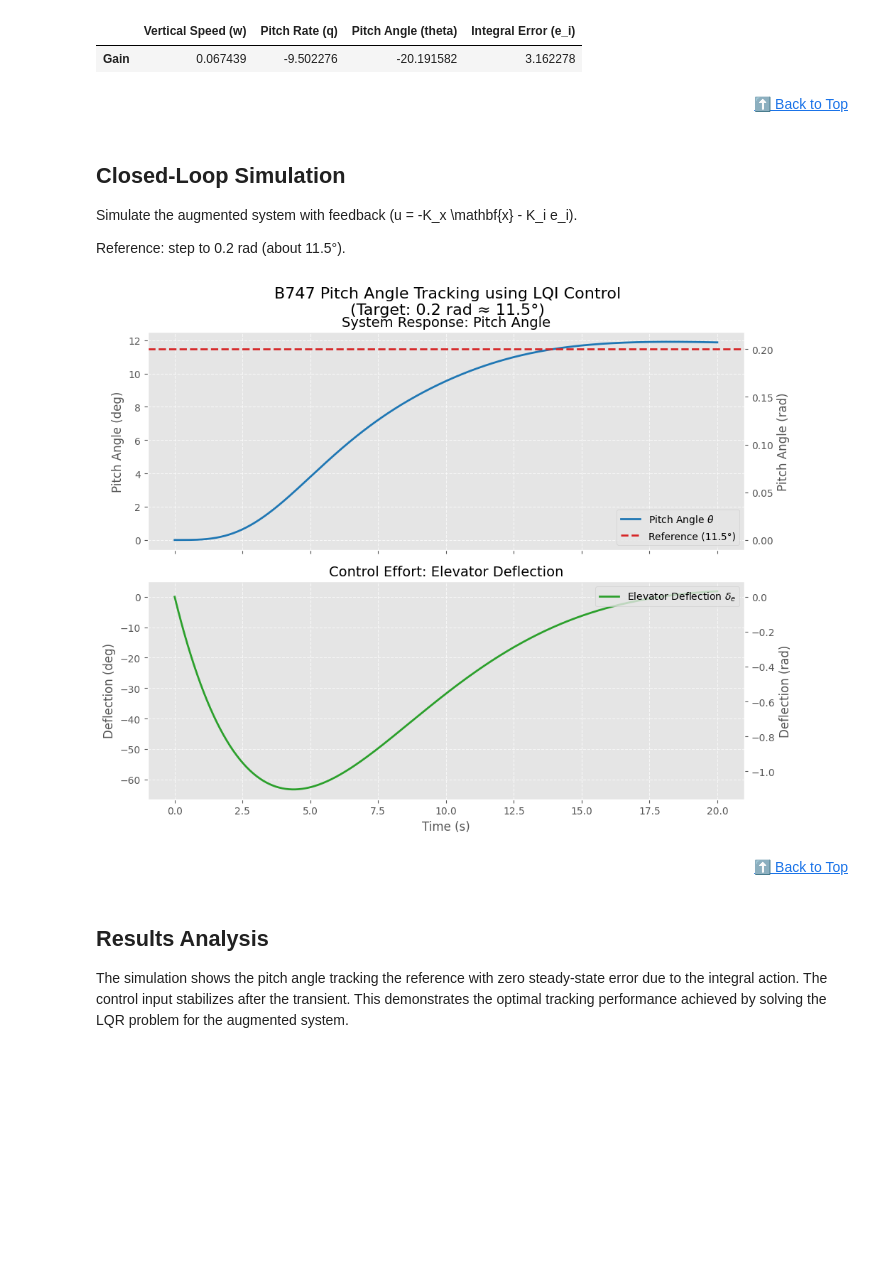
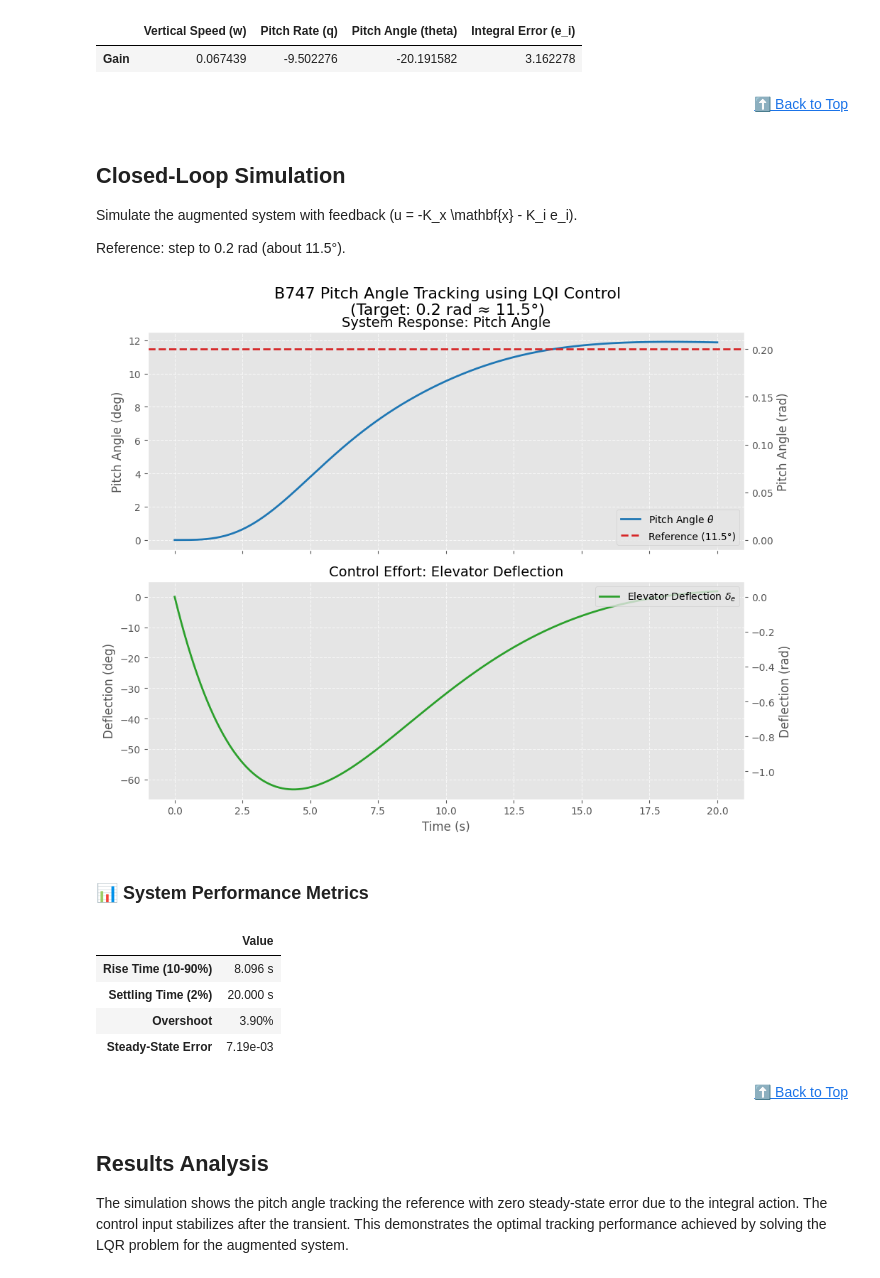
Before and after one commit to dhruvhaldar/Realistic-aerospace-optimization-problems, a Jupyter notebook: b747_pitch_tracking.ipynb, the cells around one changed output. Saved outputs shown, nothing was run; the diff lists cells and outputs as text; code cells hidden in the pictures; blank space fills up the shorter version.

```diff
--- a/b747_pitch_tracking.ipynb
+++ b/b747_pitch_tracking.ipynb
@@ -97,8 +99,8 @@ display(df_gains)
 # %% [output]
 |  | Vertical Speed (w) | Pitch Rate (q) | Pitch Angle (theta) | Integral Error (e_i) |
 | Gain | 0.067439 | -9.502276 | -20.191582 | 3.162278 |
-# %% [markdown]
-<div align="right"><a href="#table-of-contents">⬆️ Back to Top</a></div>
+# %% [markdown]
+<div align="right"><a href="#table-of-contents">⬆️ Back to Top</a></div>
 # %% [markdown]
 ## Closed-Loop Simulation
 
@@ -154,35 +156,105 @@ axs[0].axhline(r_deg, color="tab:red", linestyle="--", linewidth=2, label=f"Refe
 axs[0].set_ylabel("Pitch Angle (deg)", fontsize=12)
 axs[0].set_title("System Response: Pitch Angle", fontsize=14)
 axs[0].legend(loc='lower right', fontsize=10)
 axs[0].grid(True, which='both', linestyle='--', alpha=0.7)
 
 # Secondary Axis (Radians)
 secax0 = axs[0].secondary_yaxis('right', functions=(deg2rad, rad2deg))
 secax0.set_ylabel('Pitch Angle (rad)', fontsize=12)
 
 
 # --- Control Input Plot ---
 # Plot in Degrees (Primary Axis)
 u_deg = np.degrees(u)
 
 axs[1].plot(t, u_deg, label=r"Elevator Deflection $\delta_e$", linewidth=2, color='tab:green')
 axs[1].set_xlabel("Time (s)", fontsize=12)
 axs[1].set_ylabel("Deflection (deg)", fontsize=12)
 axs[1].set_title("Control Effort: Elevator Deflection", fontsize=14)
 axs[1].legend(loc='upper right', fontsize=10)
 axs[1].grid(True, which='both', linestyle='--', alpha=0.7)
 
 # Secondary Axis (Radians)
 secax1 = axs[1].secondary_yaxis('right', functions=(deg2rad, rad2deg))
 secax1.set_ylabel('Deflection (rad)', fontsize=12)
 
 plt.tight_layout()
 plt.subplots_adjust(top=0.9) # Adjust for suptitle
 plt.show()
+
+
+# --- Performance Metrics ---
+def get_step_metrics(t, y, final_target):
+    # Calculates rise time, settling time, and overshoot.
+
+    try:
+        t10_idx = np.argmax(y >= 0.1 * final_target)
+        t10 = t[t10_idx]
+
+        t90_idx = np.argmax(y >= 0.9 * final_target)
+        t90 = t[t90_idx]
+
+        rise_time = t90 - t10
+    except:
+        rise_time = np.nan
+
+    # Settling Time (2%)
+    # Last time it was outside 2% error band
+    upper = final_target * 1.02
+    lower = final_target * 0.98
+
+    # Indices where signal is outside bounds
+    mask = (y > upper) | (y < lower)
+
+    if np.any(mask):
+        # The last index where it was outside
+        last_idx = np.where(mask)[0][-1]
+        # Settling time is the time of the *next* sample (where it entered and stayed)
+        # or just approximation
+        if last_idx + 1 < len(t):
+             settling_time = t[last_idx + 1]
+        else:
+             settling_time = t[-1] # Still not settled
+    else:
+        settling_time = 0.0 # Started inside?
+
+    # Overshoot
+    max_val = np.max(y)
+    if max_val > final_target:
+        overshoot = (max_val - final_target) / final_target * 100
+    else:
+        overshoot = 0.0
+
+    steady_state_error = np.abs(y[-1] - final_target)
+
+    return {
+        "Rise Time (10-90%)": f"{rise_time:.3f} s",
+        "Settling Time (2%)": f"{settling_time:.3f} s",
+        "Overshoot": f"{overshoot:.2f}%",
+        "Steady-State Error": f"{steady_state_error:.2e}"
+    }
+
+# Calculate metrics using simulation results
+# Note: 't', 'theta', 'r' must be available from the simulation block above
+try:
+    metrics = get_step_metrics(t, theta, r)
+
+    # Display
+    df_metrics = pd.DataFrame([metrics], index=["Value"]).T
+    display(Markdown("### 📊 System Performance Metrics"))
+    display(df_metrics)
+except NameError as e:
+    print(f"Could not calculate metrics: {e}")
 # %% [output]
 [figure]
+### 📊 System Performance Metrics
+|  | Value |
+| Rise Time (10-90%) | 8.096 s |
+| Settling Time (2%) | 20.000 s |
+| Overshoot | 3.90% |
+| Steady-State Error | 7.19e-03 |
-# %% [markdown]
-<div align="right"><a href="#table-of-contents">⬆️ Back to Top</a></div>
+# %% [markdown]
+<div align="right"><a href="#table-of-contents">⬆️ Back to Top</a></div>
 # %% [markdown]
 ## Results Analysis
 
```
Also changed, not shown: parts of 9 cells of this notebook.
